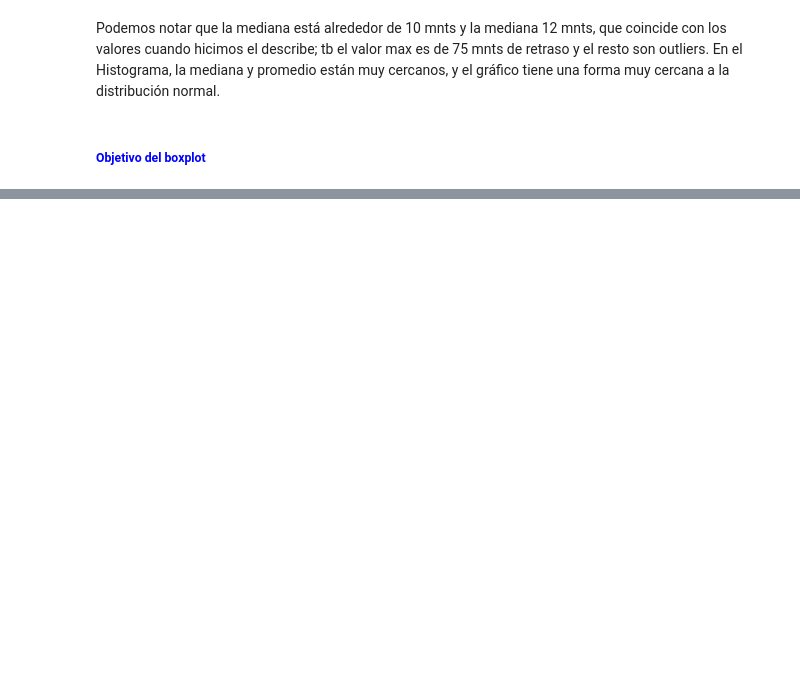
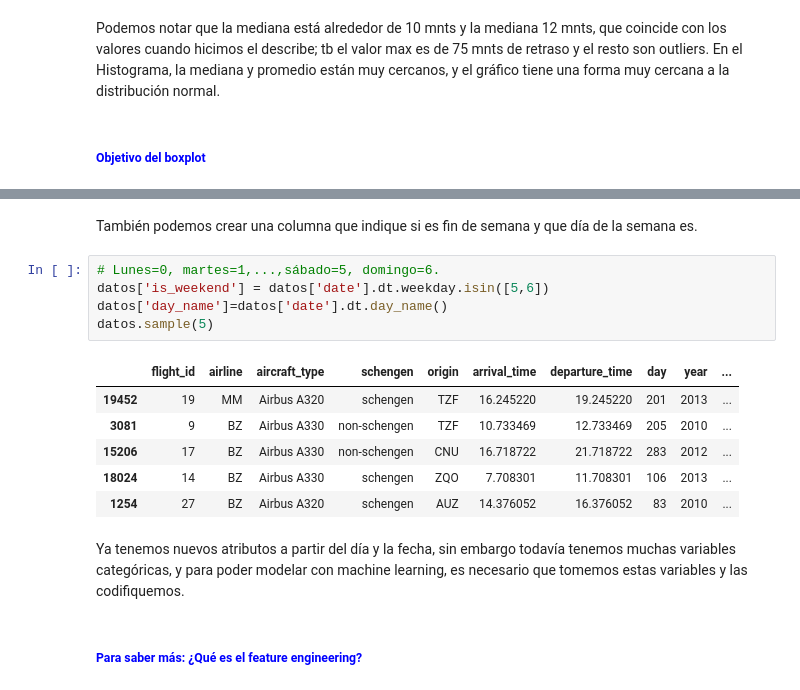
Before and after one commit to Maucho6340/1764-estadistica-con-python-probabilidad-y-muestreo, a Jupyter notebook: optimizacion_aeroportuaria_propio.ipynb, the cells around one changed output, grey strips where cells are left out. Saved outputs shown, nothing was run; the diff lists cells and outputs as text; blank space fills up the shorter version.

```diff
--- a/optimizacion_aeroportuaria_propio.ipynb
+++ b/optimizacion_aeroportuaria_propio.ipynb
@@ -262,0 +311,18 @@ Donde:
+# %% [markdown]
+También podemos crear una columna que indique si es fin de semana y que día de la semana es.
+# %%
+# Lunes=0, martes=1,...,sábado=5, domingo=6.
+datos['is_weekend'] = datos['date'].dt.weekday.isin([5,6])
+datos['day_name']=datos['date'].dt.day_name()
+datos.sample(5)
+# %% [output]
+|  | flight_id | airline | aircraft_type | schengen | origin | arrival_time | departure_time | day | year | ... |
+| 19452 | 19 | MM | Airbus A320 | schengen | TZF | 16.245220 | 19.245220 | 201 | 2013 | ... |
+| 3081 | 9 | BZ | Airbus A330 | non-schengen | TZF | 10.733469 | 12.733469 | 205 | 2010 | ... |
+| 15206 | 17 | BZ | Airbus A330 | non-schengen | CNU | 16.718722 | 21.718722 | 283 | 2012 | ... |
+| 18024 | 14 | BZ | Airbus A330 | schengen | ZQO | 7.708301 | 11.708301 | 106 | 2013 | ... |
+| 1254 | 27 | BZ | Airbus A320 | schengen | AUZ | 14.376052 | 16.376052 | 83 | 2010 | ... |
+# %% [markdown]
+Ya tenemos nuevos atributos a partir del día y la fecha, sin embargo todavía tenemos muchas variables categóricas, y para poder modelar con machine learning, es necesario que tomemos estas variables y las codifiquemos.
+# %% [markdown]
+##### <font color='blue'>**Para saber más**: ¿Qué es el feature engineering?
```
Also changed, not shown: parts of 50 cells of this notebook.
